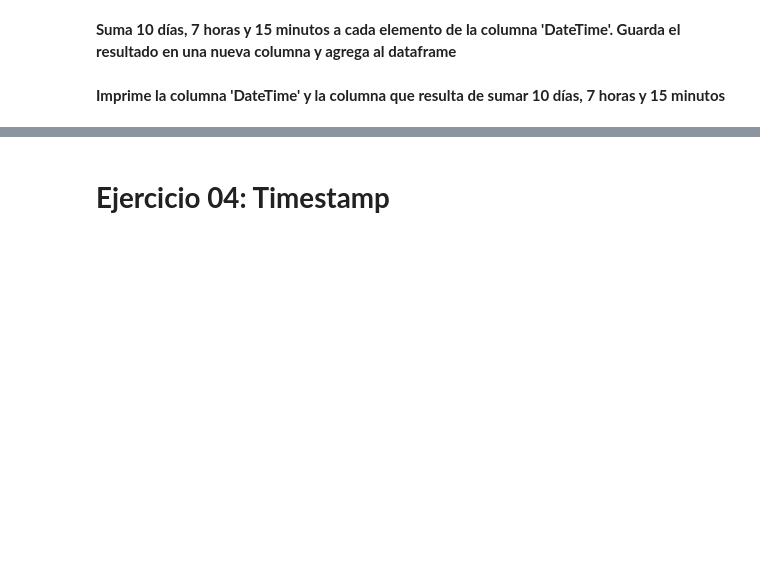
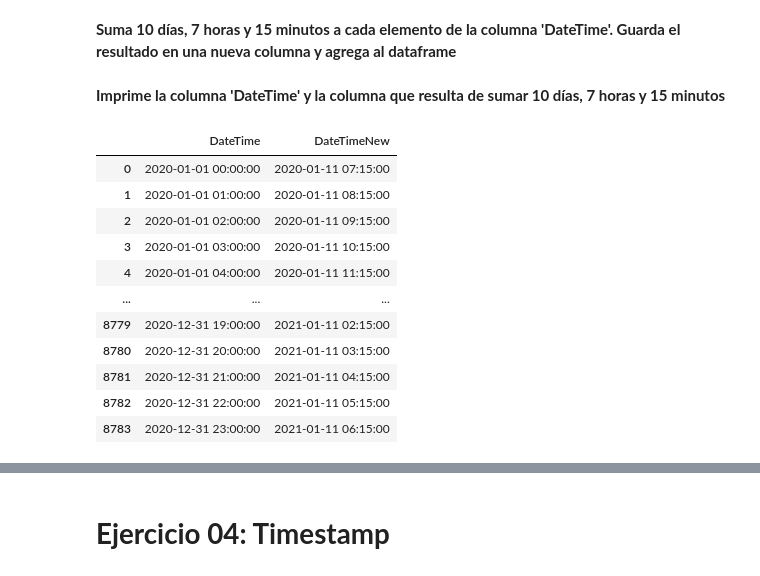
Before and after one commit to jonathanahc/Practicas, a Jupyter notebook: Práctica18_Datos_Temporales.ipynb, the cells around one changed output, grey strips where cells are left out. Cells and saved outputs as stored; diff of their text form; code cells hidden in the pictures; blank space fills up the shorter version.

```diff
--- a/Práctica18_Datos_Temporales.ipynb
+++ b/Práctica18_Datos_Temporales.ipynb
@@ -38,7 +38,7 @@ dtype: object
 # %% [markdown]
 **Si una columna de tipo temporal no está en el tipo de correcto realiza la conversión**
 # %%
-df.DateTime = pd.to_datetime(df.DateTime)
+df['DateTime'] = pd.to_datetime(df['DateTime'])
 # %% [markdown]
 **Usa dtypes para mostrar que cada columna, principalmente la que contiene datos temporales, está en el tipo de datos correcto**
 # %%
@@ -90,5 +90,17 @@ df['DateTimeNew'] = df['DateTime'] + pd.Timedelta(days=10, hours=7, minutes=15)
 # %% [markdown]
 **Imprime la columna 'DateTime' y la columna que resulta de sumar 10 días, 7 horas y 15 minutos**
 # %%
-print(df[['DateTime', 'DateTimeNew']])
+df[['DateTime', 'DateTimeNew']]
 # %% [output]
+|  | DateTime | DateTimeNew |
+| 0 | 2020-01-01 00:00:00 | 2020-01-11 07:15:00 |
+| 1 | 2020-01-01 01:00:00 | 2020-01-11 08:15:00 |
+| 2 | 2020-01-01 02:00:00 | 2020-01-11 09:15:00 |
+| 3 | 2020-01-01 03:00:00 | 2020-01-11 10:15:00 |
+| 4 | 2020-01-01 04:00:00 | 2020-01-11 11:15:00 |
+| ... | ... | ... |
+| 8779 | 2020-12-31 19:00:00 | 2021-01-11 02:15:00 |
+| 8780 | 2020-12-31 20:00:00 | 2021-01-11 03:15:00 |
+| 8781 | 2020-12-31 21:00:00 | 2021-01-11 04:15:00 |
+| 8782 | 2020-12-31 22:00:00 | 2021-01-11 05:15:00 |
+| 8783 | 2020-12-31 23:00:00 | 2021-01-11 06:15:00 |
```
Also changed, not shown: parts of 5 cells of this notebook.
